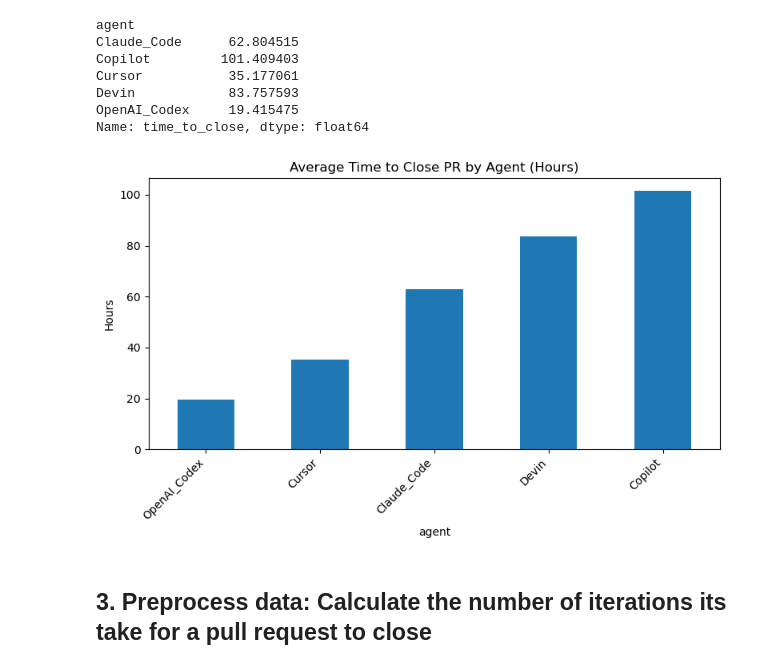
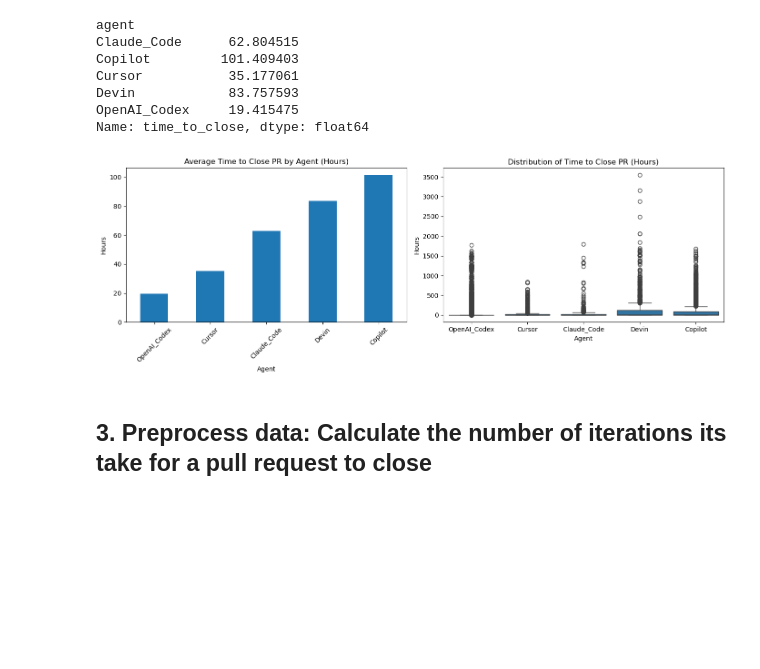
Before and after one commit to mzikkhan/effifiency_of_coding_agents, a Jupyter notebook: rq_1.ipynb, the cells around one changed output. Drawn from its saved outputs; the diff is of its cells as text; code cells hidden in the pictures; blank space fills up the shorter version.

```diff
--- a/rq_1.ipynb
+++ b/rq_1.ipynb
@@ -64,18 +64,32 @@ OpenAI_Codex     19.415475
 Name: time_to_close, dtype: float64
 # %%
 import matplotlib.pyplot as plt
+import seaborn as sns
 
-plt.figure(figsize=(8,5))
-avg_hours.sort_values().plot(kind='bar')
+closed_prs["time_to_close_hours"] = closed_prs["time_to_close"].dt.total_seconds() / 3600
 
-plt.title("Average Time to Close PR by Agent (Hours)")
-plt.ylabel("Hours")
-plt.xticks(rotation=45, ha='right')
+fig, axes = plt.subplots(1, 2, figsize=(14, 5))
+
+avg_hours.sort_values().plot(kind='bar', ax=axes[0])
+axes[0].set_title("Average Time to Close PR by Agent (Hours)")
+axes[0].set_ylabel("Hours")
+axes[0].set_xlabel("Agent")
+axes[0].tick_params(axis='x', rotation=45)
+
+
+
+order = avg_hours.sort_values().index.tolist()
+sns.boxplot(data=closed_prs,x="agent",y="time_to_close_hours",order=order,ax=axes[1]
+)
+axes[1].set_title("Distribution of Time to Close PR (Hours)")
+axes[1].set_xlabel("Agent")
+axes[1].set_ylabel("Hours")
+
 plt.tight_layout()
-plt.savefig("bar_chart_hours.png", dpi=300, bbox_inches="tight")
+plt.savefig("bar_plus_boxplot.png", dpi=300, bbox_inches="tight")
 plt.show()
 # %% [output]
-[figure, old version]
+[figure, new version]
 # %% [markdown]
 ## 3. Preprocess data: Calculate the number of iterations its take for a pull request to close
 # %%
```
Also changed, not shown: parts of 4 cells of this notebook.
